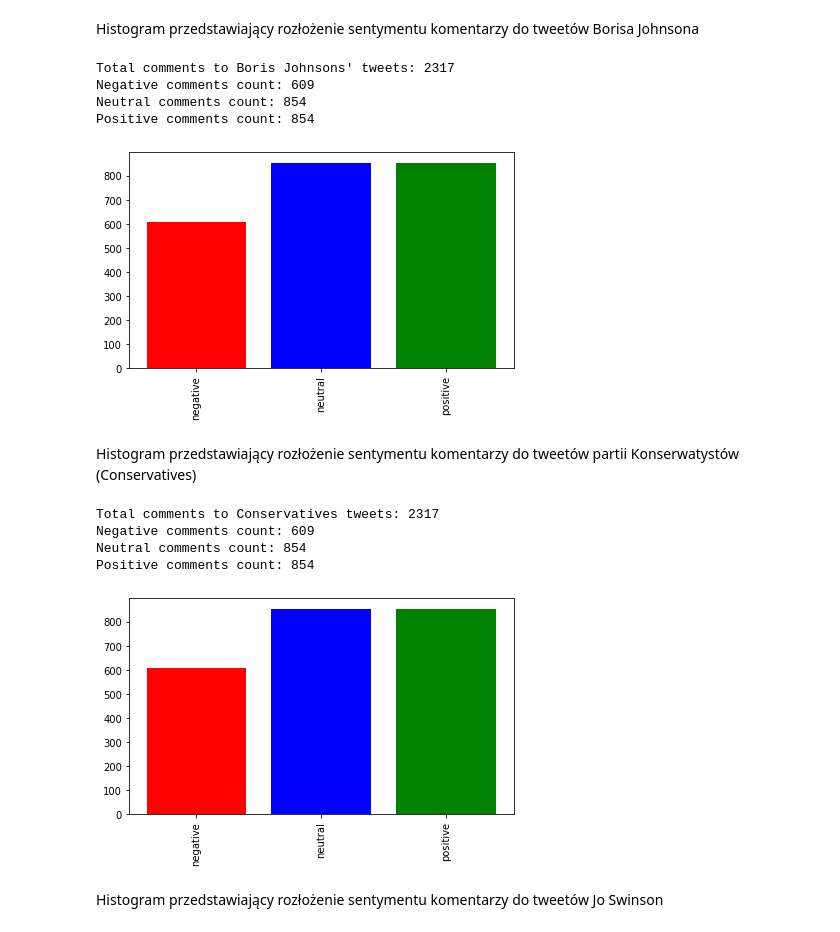
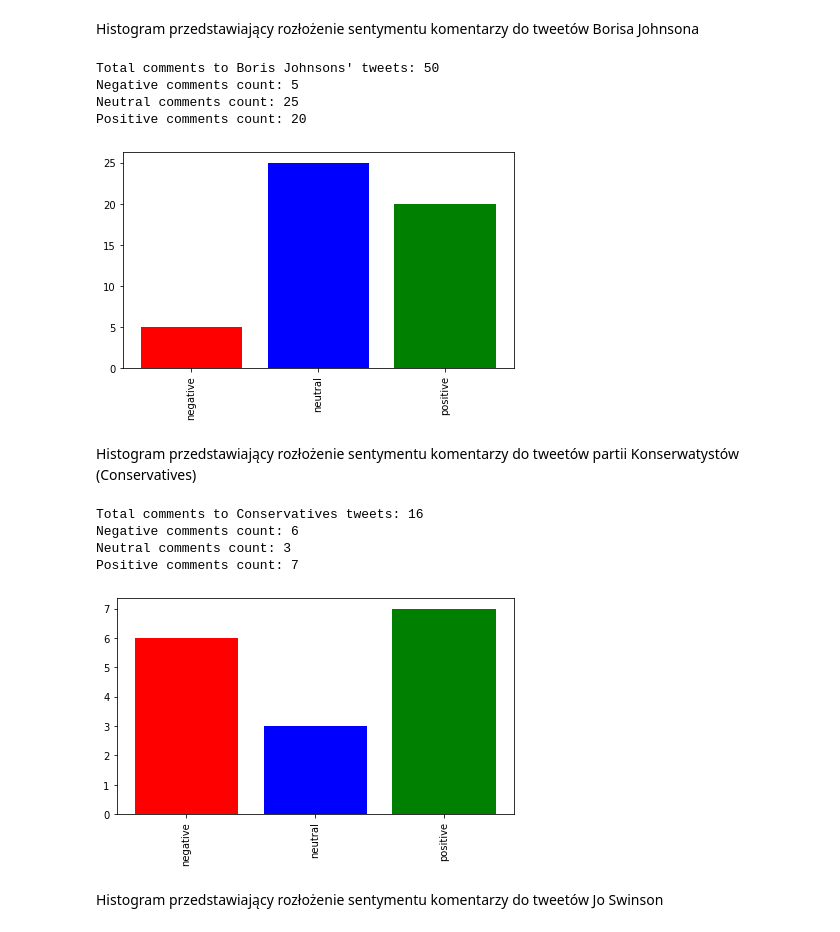
Before and after one commit to kaspiotr/ED-Brexit-Twitter-posts-analyzer, a Jupyter notebook: Brexit tweets analysis.ipynb, the cells around one changed output. Cells and saved outputs as stored; diff of their text form; code cells hidden in the pictures.

```diff
--- a/Brexit tweets analysis.ipynb
+++ b/Brexit tweets analysis.ipynb
@@ -482,7 +482,7 @@ def get_neutral_tweets_count_before_elections(cursor):
     return cursor.fetchall()
 
 def get_positive_tweets_count_before_elections(cursor):
-    postgres_select_query = "SELECT count(t.id) FROM tweets t INNER JOIN mentions m ON t.id = m.tweetid INNER JOIN users u ON m.userid = u.id WHERE t.createdat<'2019-12-12' AND u.name='Liberal Democrats' AND t.sentiment=0;"
+    postgres_select_query = "SELECT count(t.id) FROM tweets t INNER JOIN mentions m ON t.id = m.tweetid INNER JOIN users u ON m.userid = u.id WHERE t.createdat<'2019-12-12' AND u.name='Liberal Democrats' AND t.sentiment>0;"
     cursor.execute(postgres_select_query)
     return cursor.fetchall()
 
@@ -497,7 +497,7 @@ def get_neutral_tweets_count_during_and_after_elections(cursor):
     return cursor.fetchall()
 
 def get_positive_tweets_count_during_and_after_elections(cursor):
-    postgres_select_query = "SELECT count(t.id) FROM tweets t INNER JOIN mentions m ON t.id = m.tweetid INNER JOIN users u ON m.userid = u.id WHERE t.createdat>='2019-12-12' AND u.name='Liberal Democrats' AND t.sentiment=0;"
+    postgres_select_query = "SELECT count(t.id) FROM tweets t INNER JOIN mentions m ON t.id = m.tweetid INNER JOIN users u ON m.userid = u.id WHERE t.createdat>='2019-12-12' AND u.name='Liberal Democrats' AND t.sentiment>0;"
     cursor.execute(postgres_select_query)
     return cursor.fetchall()
 
@@ -580,7 +580,7 @@ def get_neutral_tweets_count_before_elections(cursor):
     return cursor.fetchall()
 
 def get_positive_tweets_count_before_elections(cursor):
-    postgres_select_query = "SELECT count(t.id) FROM tweets t INNER JOIN mentions m ON t.id = m.tweetid INNER JOIN users u ON m.userid = u.id WHERE t.createdat<'2019-12-12' AND u.name='Jo Swinson' AND t.sentiment=0;"
+    postgres_select_query = "SELECT count(t.id) FROM tweets t INNER JOIN mentions m ON t.id = m.tweetid INNER JOIN users u ON m.userid = u.id WHERE t.createdat<'2019-12-12' AND u.name='Jo Swinson' AND t.sentiment>0;"
     cursor.execute(postgres_select_query)
     return cursor.fetchall()
 
@@ -595,7 +595,7 @@ def get_neutral_tweets_count_during_and_after_elections(cursor):
     return cursor.fetchall()
 
 def get_positive_tweets_count_during_and_after_elections(cursor):
-    postgres_select_query = "SELECT count(t.id) FROM tweets t INNER JOIN mentions m ON t.id = m.tweetid INNER JOIN users u ON m.userid = u.id WHERE t.createdat>='2019-12-12' AND u.name='Jo Swinson' AND t.sentiment=0;"
+    postgres_select_query = "SELECT count(t.id) FROM tweets t INNER JOIN mentions m ON t.id = m.tweetid INNER JOIN users u ON m.userid = u.id WHERE t.createdat>='2019-12-12' AND u.name='Jo Swinson' AND t.sentiment>0;"
     cursor.execute(postgres_select_query)
     return cursor.fetchall()
 
@@ -678,7 +678,7 @@ def get_neutral_tweets_count_before_elections(cursor):
     return cursor.fetchall()
 
 def get_positive_tweets_count_before_elections(cursor):
-    postgres_select_query = "SELECT count(t.id) FROM tweets t INNER JOIN mentions m ON t.id = m.tweetid INNER JOIN users u ON m.userid = u.id WHERE t.createdat<'2019-12-12' AND u.name='Nigel Farage' AND t.sentiment=0;"
+    postgres_select_query = "SELECT count(t.id) FROM tweets t INNER JOIN mentions m ON t.id = m.tweetid INNER JOIN users u ON m.userid = u.id WHERE t.createdat<'2019-12-12' AND u.name='Nigel Farage' AND t.sentiment>0;"
     cursor.execute(postgres_select_query)
     return cursor.fetchall()
 
@@ -693,7 +693,7 @@ def get_neutral_tweets_count_during_and_after_elections(cursor):
     return cursor.fetchall()
 
 def get_positive_tweets_count_during_and_after_elections(cursor):
-    postgres_select_query = "SELECT count(t.id) FROM tweets t INNER JOIN mentions m ON t.id = m.tweetid INNER JOIN users u ON m.userid = u.id WHERE t.createdat>='2019-12-12' AND u.name='Nigel Farage' AND t.sentiment=0;"
+    postgres_select_query = "SELECT count(t.id) FROM tweets t INNER JOIN mentions m ON t.id = m.tweetid INNER JOIN users u ON m.userid = u.id WHERE t.createdat>='2019-12-12' AND u.name='Nigel Farage' AND t.sentiment>0;"
     cursor.execute(postgres_select_query)
     return cursor.fetchall()
 
@@ -766,24 +766,24 @@ Positive tweets count during and after elecions: 201
 Histogram przedstawiający rozłożenie sentymentu komentarzy do tweetów Borisa Johnsona
 # %%
 def get_negative_tweets_count(cursor):
-    postgres_select_query = "SELECT count(c.tweetid) FROM comments c INNER JOIN tweets t ON c.tweetid = t.id WHERE t.userid = (SELECT id FROM users WHERE name='Boris Johnson' AND screenname='BorisJohnson') AND t.sentiment<0;"
+    postgres_select_query = "SELECT count(c.tweetid) FROM comments c INNER JOIN tweets t ON c.tweetid = t.id WHERE t.inReplyToUserId = (SELECT id FROM users WHERE name='Boris Johnson' AND screenname='BorisJohnson') AND t.sentiment<0;"
     cursor.execute(postgres_select_query)
     return cursor.fetchall()
 
 def get_neutral_tweets_count(cursor):
-    postgres_select_query = "SELECT count(c.tweetid) FROM comments c INNER JOIN tweets t ON c.tweetid = t.id WHERE t.userid = (SELECT id FROM users WHERE name='Boris Johnson' AND screenname='BorisJohnson') AND t.sentiment=0;"
+    postgres_select_query = "SELECT count(c.tweetid) FROM comments c INNER JOIN tweets t ON c.tweetid = t.id WHERE t.inReplyToUserId = (SELECT id FROM users WHERE name='Boris Johnson' AND screenname='BorisJohnson') AND t.sentiment=0;"
     cursor.execute(postgres_select_query)
     return cursor.fetchall()
 
 def get_positive_tweets_count(cursor):
-    postgres_select_query = "SELECT count(c.tweetid) FROM comments c INNER JOIN tweets t ON c.tweetid = t.id WHERE t.userid = (SELECT id FROM users WHERE name='Boris Johnson' AND screenname='BorisJohnson') AND t.sentiment>0;"
+    postgres_select_query = "SELECT count(c.tweetid) FROM comments c INNER JOIN tweets t ON c.tweetid = t.id WHERE t.inReplyToUserId = (SELECT id FROM users WHERE name='Boris Johnson' AND screenname='BorisJohnson') AND t.sentiment>0;"
     cursor.execute(postgres_select_query)
     return cursor.fetchall()
 
 def draw_comments_to_user_tweets_sentiment_histogram(data):
-    negative_comments_count = get_negative_tweets_count_before_elections(data)
-    neutral_comments_count = get_neutral_tweets_count_before_elections(data)
-    positive_comments_count = get_positive_tweets_count_before_elections(data)
+    negative_comments_count = get_negative_tweets_count(data)
+    neutral_comments_count = get_neutral_tweets_count(data)
+    positive_comments_count = get_positive_tweets_count(data)
 
     print('Total comments to Boris Johnsons\' tweets: %d' % (negative_comments_count[0][0] + neutral_comments_count[0][0] + positive_comments_count[0][0]))
     print('Negative comments count: %d' % (negative_comments_count[0][0]))
@@ -811,65 +811,65 @@ def main():
 if __name__ == "__main__":
     main()
 # %% [output]
-Total comments to Boris Johnsons' tweets: 2317
-Negative comments count: 609
-Neutral comments count: 854
-Positive comments count: 854
+Total comments to Boris Johnsons' tweets: 50
+Negative comments count: 5
+Neutral comments count: 25
+Positive comments count: 20
-[figure, old version]
+[figure, new version]
 # %% [markdown]
 Histogram przedstawiający rozłożenie sentymentu komentarzy do tweetów partii Konserwatystów (Conservatives)
 # %%
 def get_negative_tweets_count(cursor):
-    postgres_select_query = "SELECT count(c.tweetid) FROM comments c INNER JOIN tweets t ON c.tweetid = t.id WHERE t.userid = (SELECT id FROM users WHERE name='Conservatives' AND screenname='Conservatives') AND t.sentiment<0;"
+    postgres_select_query = "SELECT count(c.tweetid) FROM comments c INNER JOIN tweets t ON c.tweetid = t.id WHERE t.inReplyToUserId = (SELECT id FROM users WHERE name='Conservatives' AND screenname='Conservatives') AND t.sentiment<0;"
     cursor.execute(postgres_select_query)
     return cursor.fetchall()
 
 def get_neutral_tweets_count(cursor):
-    postgres_select_query = "SELECT count(c.tweetid) FROM comments c INNER JOIN tweets t ON c.tweetid = t.id WHERE t.userid = (SELECT id FROM users WHERE name='Conservatives' AND screenname='Conservatives') AND t.sentiment=0;"
+    postgres_select_query = "SELECT count(c.tweetid) FROM comments c INNER JOIN tweets t ON c.tweetid = t.id WHERE t.inReplyToUserId = (SELECT id FROM users WHERE name='Conservatives' AND screenname='Conservatives') AND t.sentiment=0;"
     cursor.execute(postgres_select_query)
     return cursor.fetchall()
 
 def get_positive_tweets_count(cursor):
-    postgres_select_query = "SELECT count(c.tweetid) FROM comments c INNER JOIN tweets t ON c.tweetid = t.id WHERE t.userid = (SELECT id FROM users WHERE name='Conservatives' AND screenname='Conservatives') AND t.sentiment>0;"
+    postgres_select_query = "SELECT count(c.tweetid) FROM comments c INNER JOIN tweets t ON c.tweetid = t.id WHERE t.inReplyToUserId = (SELECT id FROM users WHERE name='Conservatives' AND screenname='Conservatives') AND t.sentiment>0;"
     cursor.execute(postgres_select_query)
     return cursor.fetchall()
 
 def draw_comments_to_user_tweets_sentiment_histogram(data):
-    negative_comments_count = get_negative_tweets_count_before_elections(data)
-    neutral_comments_count = get_neutral_tweets_count_before_elections(data)
-    positive_comments_count = get_positive_tweets_count_before_elections(data)
+    negative_comments_count = get_negative_tweets_count(data)
+    neutral_comments_count = get_neutral_tweets_count(data)
+    positive_comments_count = get_positive_tweets_count(data)
 
     print('Total comments to Conservatives tweets: %d' % (negative_comments_count[0][0] + neutral_comments_count[0][0] + positive_comments_count[0][0]))
     print('Negative comments count: %d' % (negative_comments_count[0][0]))
     print('Neutral comments count: %d' % (neutral_comments_count[0][0]))
     print('Positive comments count: %d' % (positive_comments_count[0][0]))
 
     sentiment = ['negative', 'neutral', 'positive']
     comments_count = []
 
     comments_count.append(negative_comments_count[0][0])
     comments_count.append(neutral_comments_count[0][0])
     comments_count.append(positive_comments_count[0][0])
 
     indices = np.arange(3)
     plt.bar(indices, comments_count, color=['red', 'blue', 'green'])
     plt.xticks(indices, sentiment, rotation='vertical')
     plt.tight_layout()
     plt.show()
 
 def main():
     conn = connect_to_database()
     cursor = conn.cursor()
     draw_comments_to_user_tweets_sentiment_histogram(cursor)
 
 if __name__ == "__main__":
     main()
 # %% [output]
-Total comments to Conservatives tweets: 2317
-Negative comments count: 609
-Neutral comments count: 854
-Positive comments count: 854
+Total comments to Conservatives tweets: 16
+Negative comments count: 6
+Neutral comments count: 3
+Positive comments count: 7
-[figure, old version]
+[figure, new version]
 # %% [markdown]
 Histogram przedstawiający rozłożenie sentymentu komentarzy do tweetów Jo Swinson
 # %%
```
Also changed, not shown: parts of 8 cells of this notebook.
